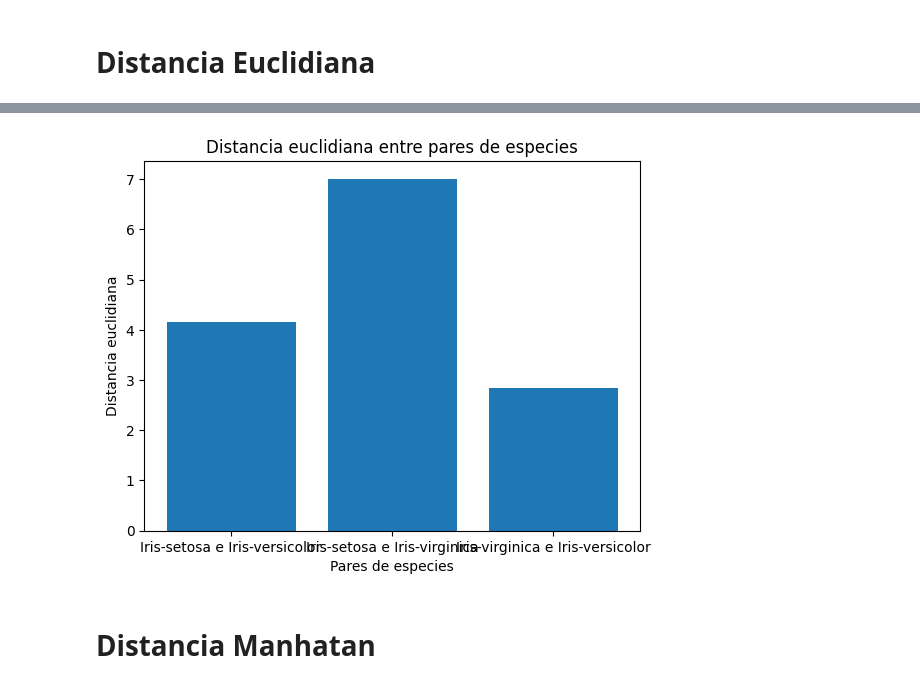
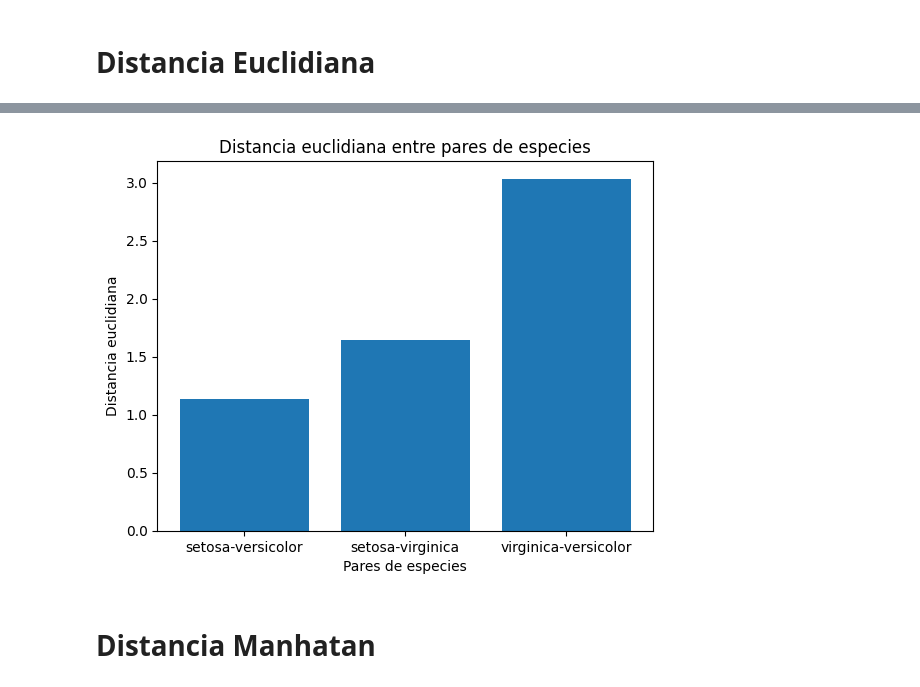
Before and after one commit to ECastro08/talentoTech, a Jupyter notebook: Untitled5.ipynb, the cells around one changed output, grey strips where cells are left out. Saved outputs shown, nothing was run; the diff lists cells and outputs as text; code cells hidden in the pictures.

Commit message:
Distancias actualizado

```diff
--- a/Untitled5.ipynb
+++ b/Untitled5.ipynb
@@ -6,7 +6,7 @@ import numpy as np
 import matplotlib.pyplot as plt
 import seaborn as sns
 # %%
-ruta = "/content/Iris.csv"
+ruta = "/content/sample_data/Iris.csv"
 data_iris = pd.read_csv(ruta)
 data_iris.head()
 # %% [output]
@@ -29,17 +29,17 @@ promedio_por_especie
 # %% [markdown]
 # Distancia Euclidiana
 # %%
-def calculate_distance_euclidiana(point_1, point_2):
-  distancia_euclidiana = np.sqrt(np.sum(point_1-point_2)**2)
+def calculate_distance_euclidiana(x1,y1,x2,y2):
+  distancia_euclidiana = np.sqrt((x2-x1)**2+(y2-y1)**2)
   return distancia_euclidiana
 
 iris_setosa = promedio_por_especie.loc['Iris-setosa']
 iris_versicolor = promedio_por_especie.loc['Iris-versicolor']
 iris_virginica = promedio_por_especie.loc['Iris-virginica']
 
-distancia_euclidiana1 = calculate_distance_euclidiana(iris_setosa,iris_versicolor)
-distancia_euclidiana2 = calculate_distance_euclidiana(iris_setosa,iris_virginica)
-distancia_euclidiana3 = calculate_distance_euclidiana(iris_virginica,iris_versicolor)
+distancia_euclidiana1 = calculate_distance_euclidiana(iris_setosa[0],iris_setosa[1],iris_versicolor[0],iris_versicolor[1])
+distancia_euclidiana2 = calculate_distance_euclidiana(iris_setosa[0],iris_setosa[1],iris_virginica[0],iris_virginica[1])
+distancia_euclidiana3 = calculate_distance_euclidiana(iris_virginica[0],iris_virginica[1],iris_versicolor[0],iris_versicolor[0])
 
 print("Distancia euclidiana entre Iris-setosa e Iris-versicolor:", distancia_euclidiana1)
 print("Distancia euclidiana entre Iris-setosa e Iris-virginica:", distancia_euclidiana2)
@@ -51,15 +90,15 @@ Distancia euclidiana entre Iris-virginica e Iris-versicolor: 2.848
 # %%
 # Graficar los 3 pares de especies
-x = ["Iris-setosa e Iris-versicolor", "Iris-setosa e Iris-virginica", "Iris-virginica e Iris-versicolor"]
+x = ["setosa-versicolor", "setosa-virginica", "virginica-versicolor"]
 y = [distancia_euclidiana1, distancia_euclidiana2, distancia_euclidiana3]
 
 plt.bar(x, y)
 plt.xlabel("Pares de especies")
 plt.ylabel("Distancia euclidiana")
 plt.title("Distancia euclidiana entre pares de especies")
 plt.show()
 # %% [output]
-[figure, old version]
+[figure, new version]
 # %% [markdown]
 # Distancia Manhatan
 # %%
```
Also changed, not shown: parts of 3 cells of this notebook.
